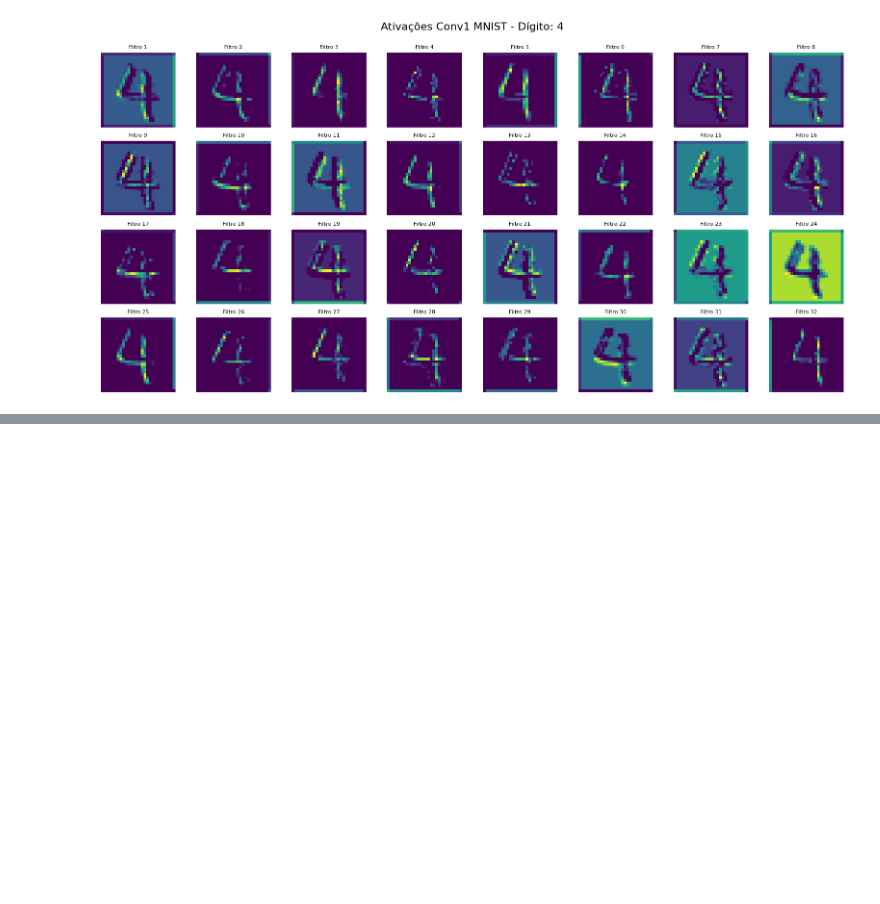
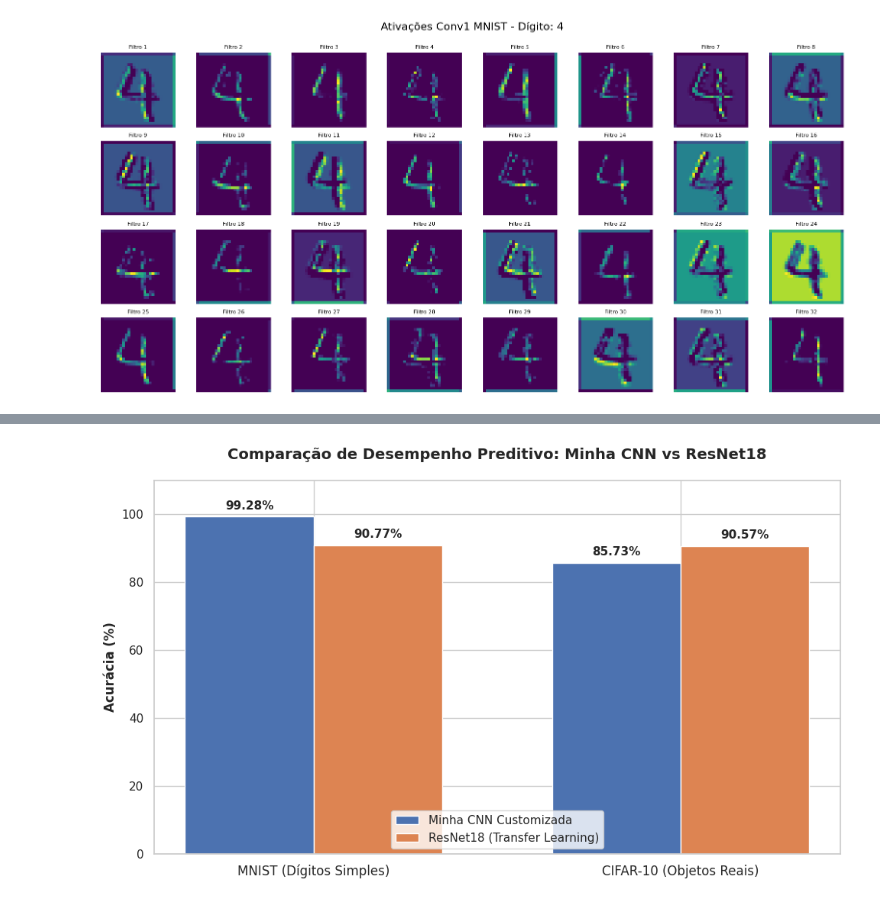
Before and after one commit to ajtfj/ProjectCNN, a Jupyter notebook: CNN.ipynb, the cells around one changed output, grey strips where cells are left out. Saved outputs shown, nothing was run; the diff lists cells and outputs as text; code cells hidden in the pictures; blank space fills up the shorter version.

```diff
--- a/CNN.ipynb
+++ b/CNN.ipynb
@@ -316,0 +411,42 @@ plt.show()
+# %%
+# Configuração de estilo
+sns.set_theme(style="whitegrid")
+
+# Dados
+datasets = ['MNIST (Dígitos Simples)', 'CIFAR-10 (Objetos Reais)']
+acc_custom = [99.28, 85.73]
+acc_resnet = [90.77, 90.57]
+
+x = np.arange(len(datasets))
+width = 0.35
+
+# Criação do Gráfico
+fig, ax = plt.subplots(figsize=(10, 6))
+rects1 = ax.bar(x - width/2, acc_custom, width, label='Minha CNN Customizada', color='#4C72B0')
+rects2 = ax.bar(x + width/2, acc_resnet, width, label='ResNet18 (Transfer Learning)', color='#DD8452')
+
+# Formatação e Textos
+ax.set_ylabel('Acurácia (%)', fontsize=12, fontweight='bold')
+ax.set_title('Comparação de Desempenho Preditivo: Minha CNN vs ResNet18', fontsize=14, fontweight='bold', pad=20)
+ax.set_xticks(x)
+ax.set_xticklabels(datasets, fontsize=12)
+ax.legend(loc='lower center', fontsize=11)
+ax.set_ylim(0, 110)
+
+# Adicionar os valores no topo das barras
+def autolabel(rects):
+    for rect in rects:
+        height = rect.get_height()
+        ax.annotate(f'{height:.2f}%',
+                    xy=(rect.get_x() + rect.get_width() / 2, height),
+                    xytext=(0, 5),
+                    textcoords="offset points",
+                    ha='center', va='bottom', fontweight='bold', fontsize=11)
+
+autolabel(rects1)
+autolabel(rects2)
+
+plt.tight_layout()
+plt.show()
+# %% [output]
+[figure, added]
```
Also changed, not shown: parts of 5 cells of this notebook, 2 other files.
